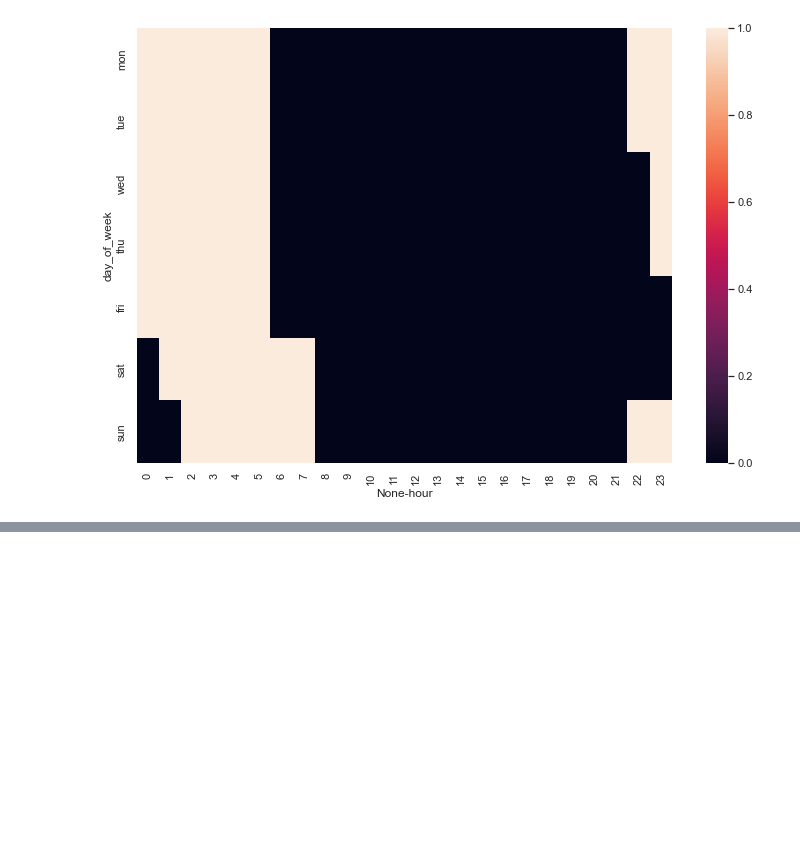
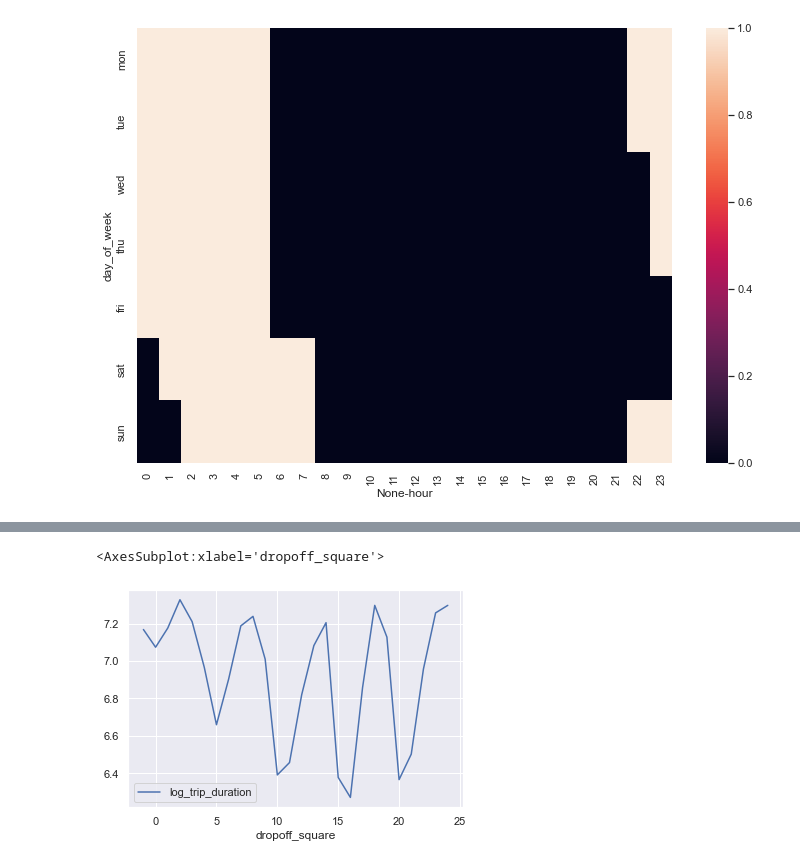
Before and after one commit to AndreyCh20/ml-course-hse-homeworks, a Jupyter notebook: 2/hw2.ipynb, the cells around one changed output, grey strips where cells are left out. Drawn from its saved outputs; the diff is of its cells as text; code cells hidden in the pictures; blank space fills up the shorter version.

```diff
--- a/2/hw2.ipynb
+++ b/2/hw2.ipynb
@@ -585,0 +624,8 @@ Test RMSE = 0.1432
+# %%
+# df1.groupby(by='dropoff_square').mean()
+#gb1 = pd.DataFrame(df1.groupby(by='pickup_square')['log_trip_duration'].mean())
+gb1 = pd.DataFrame(df1.groupby(by='dropoff_square')['log_trip_duration'].mean())
+gb1.plot()
+# %% [output]
+<AxesSubplot:xlabel='dropoff_square'>
+[figure, added]
```
Also changed, not shown: parts of 16 cells of this notebook.
